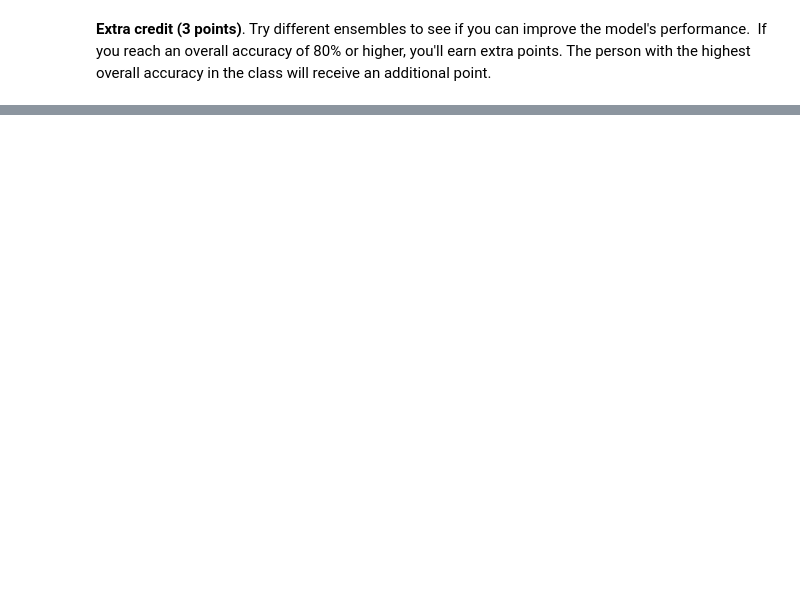
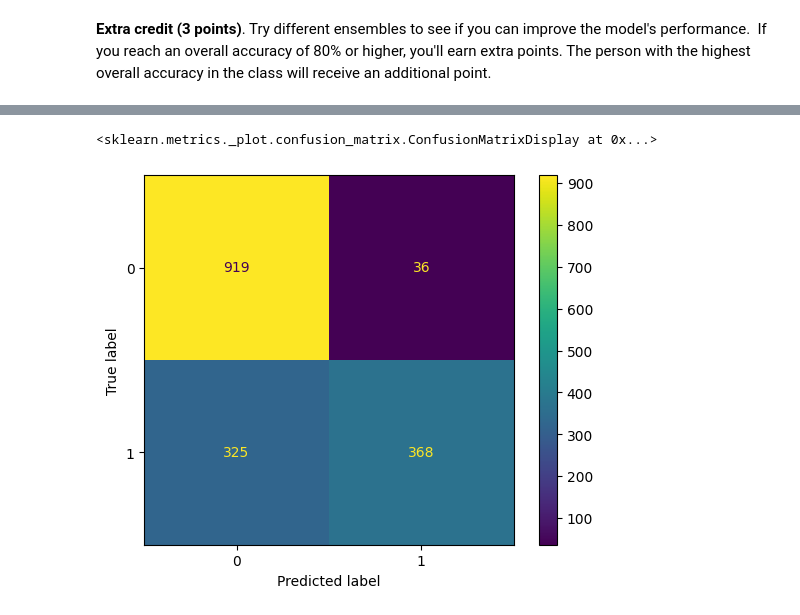
Before and after one commit to dallascaley/Business-Intelligence, a Jupyter notebook: Colab Notebooks/IS470_lab11.ipynb, the cells around one changed output, grey strips where cells are left out. Cells and saved outputs as stored; diff of their text form; code cells hidden in the pictures; blank space fills up the shorter version.

```diff
--- a/Colab Notebooks/IS470_lab11.ipynb
+++ b/Colab Notebooks/IS470_lab11.ipynb
@@ -352,0 +454,11 @@ weighted avg       0.81      0.79      0.78      1648
+# %%
+# figure out the best SVM 2
+search_svm2 = GridSearchCV(
+    SVC(),
+    param_grid_svm2,
+    cv=3,
+    n_jobs=-1
+)
+search_svm2.fit(predictors_train, target_train)
+best_svm2 = search_svm2.best_estimator_
+print(best_svm2)
@@ -352,0 +467,11 @@ weighted avg       0.81      0.79      0.78      1648
+# %%
+# figure out the best MLP
+search_mlp = GridSearchCV(
+    MLPClassifier(random_state=1),
+    param_grid_mlp,
+    cv=5,
+    n_jobs=-1
+)
+search_mlp.fit(predictors_train, target_train)
+best_mlp = search_mlp.best_estimator_
+print(best_mlp)
@@ -352,0 +481,10 @@ weighted avg       0.81      0.79      0.78      1648
+# %%
+# build the ensemble with the best estimators
+estimators = [
+    ('Decision Tree', best_dt),
+    ('SVM1', best_svm1),
+    ('SVM2', best_svm2),
+    ('MLP', best_mlp)
+]
+ensemble = VotingClassifier(estimators, voting='hard')
+model_voting.fit(predictors_train, target_train)
@@ -352,0 +500,10 @@ weighted avg       0.81      0.79      0.78      1648
+# %%
+# evaluate
+prediction_on_test = model_voting.predict(predictors_test)
+# %%
+# confusion matrix
+cm = confusion_matrix(target_test, prediction_on_test)
+ConfusionMatrixDisplay(cm).plot()
+# %% [output]
+<sklearn.metrics._plot.confusion_matrix.ConfusionMatrixDisplay at 0x...>
+[figure, added]
```
Also changed, not shown: parts of 15 cells of this notebook, 1 other file.
